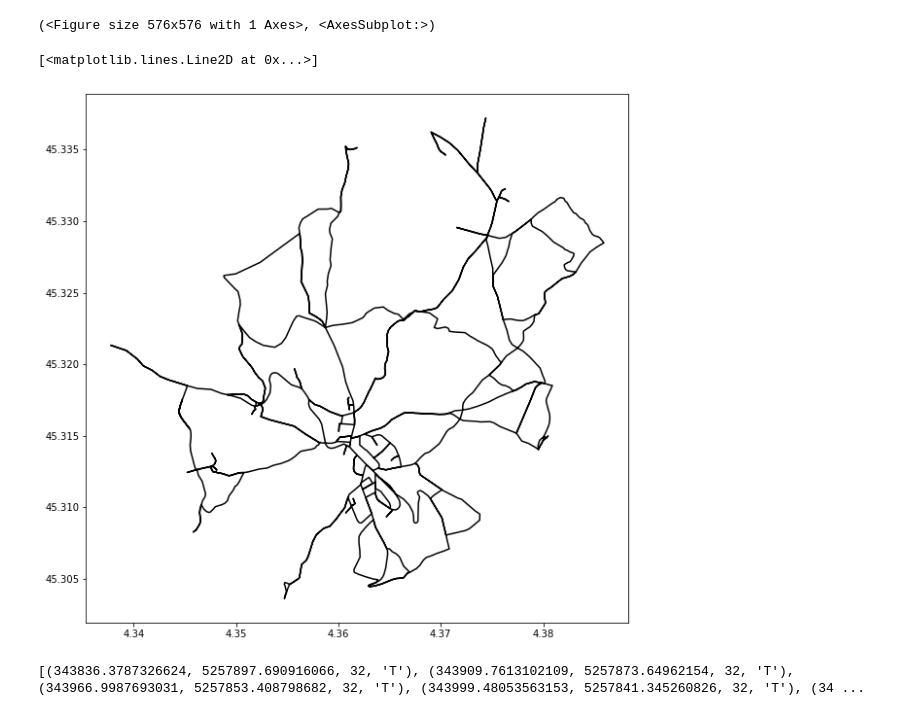
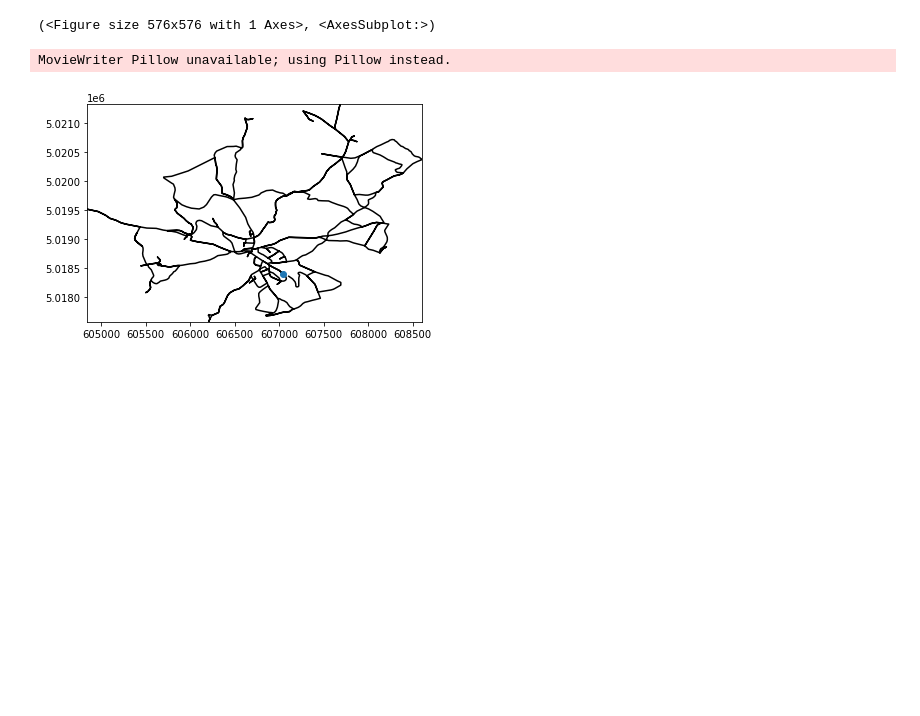
Before and after one commit to julesbeley/eulerian-cities, a Jupyter notebook: Create Eulerian Path.ipynb, the cells around one changed output. Drawn from its saved outputs; the diff is of its cells as text; code cells hidden in the pictures; blank space fills up the shorter version.

```diff
--- a/Create Eulerian Path.ipynb
+++ b/Create Eulerian Path.ipynb
@@ -36,39 +36,48 @@ for edge in circuit:
 # %%
 # get coordinates of path and total length
 
-original_edges = ox.graph_to_gdfs(city,nodes=False)
-lat_lon_path = []
+original_nodes,original_edges = ox.graph_to_gdfs(city)
+origin = original_nodes[original_nodes.index == circuit[0][0]]
+origin = list(origin['geometry'].values[0].coords)
+
+lon_lat_path = origin
 total_length = 0
 
 for edge in circuit:
 
     ids = [edge+(0,),edge[::-1]+(0,)]
     gdf_edge = original_edges[original_edges.index.isin(ids)]
-
     coords = list(gdf_edge['geometry'].values[0].coords)
 
-    if len(lat_lon_path) == 0 or lat_lon_path[-1] == coords[0]:
-        lat_lon_path.extend(coords)
+    if lon_lat_path[-1] == coords[0]:
+        lon_lat_path.extend(coords)
 
     else:
-        lat_lon_path.extend(coords[::-1])
+        lon_lat_path.extend(coords[::-1])
 
     total_length += gdf_edge['length'].values[0]
 
-lat_lon_path = [list(i)[::-1] for i in lat_lon_path]
+x,y = [],[]
+
+for point in lon_lat_path:
+    x_value,y_value,zn,zl = utm.from_latlon(*point[::-1])
+    x.append(x_value),y.append(y_value)
-# %%
-y = [y for y,x in lat_lon_path]
-x = [x for y,x in lat_lon_path]
-
-plt.figure(figsize=(10,10))
-
-plt.plot(x,y,'black')
-# %% [output]
-[<matplotlib.lines.Line2D at 0x...>]
-[figure, removed]
-# %%
-utm_coordinates = [utm.from_latlon(*point) for point in lat_lon_path]
-print(utm_coordinates)
-utm_coordinates = [list(point)[:2] for point in utm_coordinates]
-# %% [output]
-[(343836.3787326624, 5257897.690916066, 32, 'T'), (343909.7613102109, 5257873.64962154, 32, 'T'), (343966.9987693031, 5257853.408798682, 32, 'T'), (343999.48053563153, 5257841.345260826, 32, 'T'), (34 ...
+# %%
+fig, ax = plt.subplots()
+
+line, = ax.plot([],[],color='black')
+point, = ax.plot([],[],ls="none",marker="o")
+ax.set_xlim([min(x),max(x)])
+ax.set_ylim([min(y),max(y)])
+
+def animate(k):
+    i = min(k,len(x))
+    line.set_data(x[:i],y[:i])
+    point.set_data(x[i],y[i])
+    return line,point
+
+animation = FuncAnimation(fig=fig, func=animate, frames=range(len(x)),interval=50, blit=True)
+animation.save(filename="./animation.gif",writer='Pillow',dpi=80,fps=20)
+# %% [output]
+MovieWriter Pillow unavailable; using Pillow instead.
+[figure, added]
```
Also changed, not shown: 1 other file.
